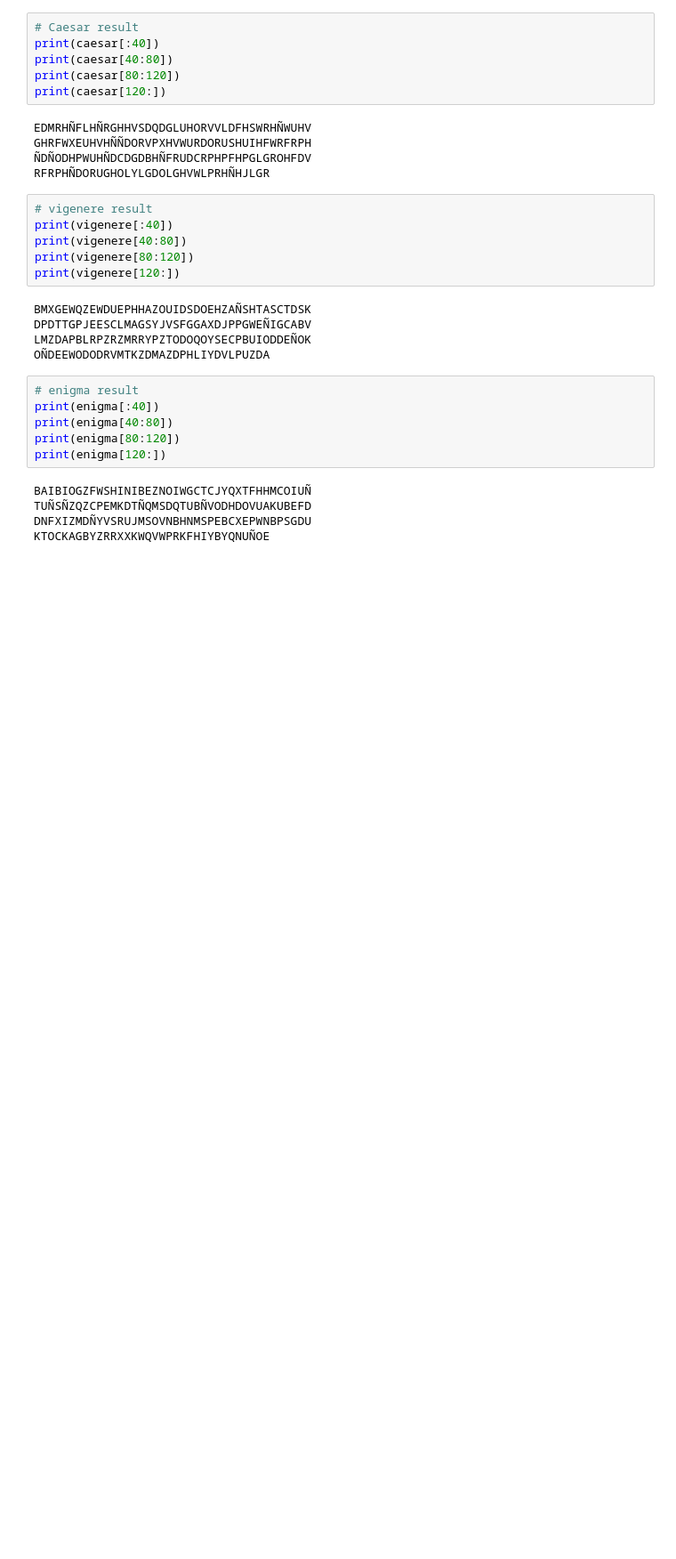
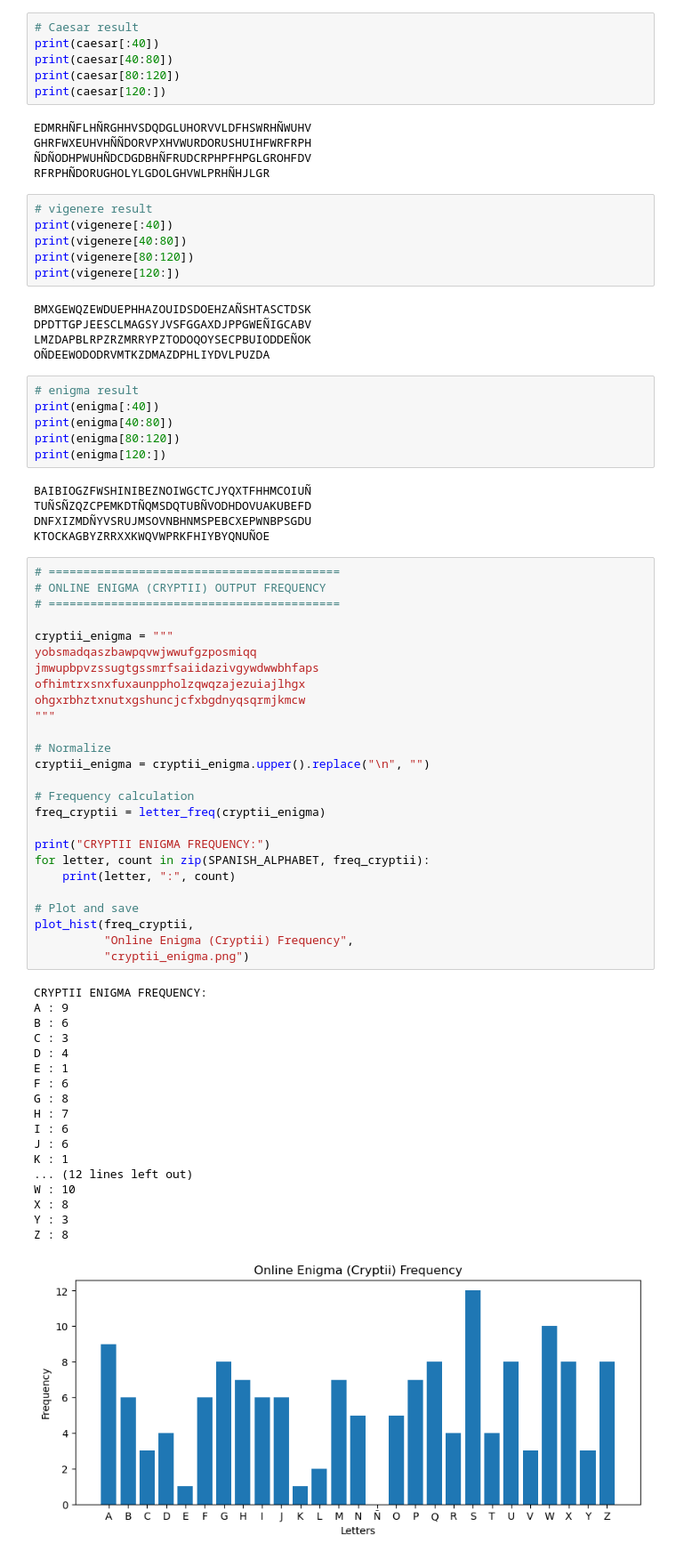
Before and after one commit to Yvonneamg/Crytpography_work, a Jupyter notebook: code/Cryptography assignment 1.ipynb, the cells around one changed output. Shown at 89% size. Saved outputs shown, nothing was run; the diff lists cells and outputs as text; blank space fills up the shorter version.

Commit message:
Final outputs

```diff
--- a/code/Cryptography assignment 1.ipynb
+++ b/code/Cryptography assignment 1.ipynb
@@ -207,3 +207,48 @@ BAIBIOGZFWSHINIBEZNOIWGCTCJYQXTFHHMCOIUÑ
 TUÑSÑZQZCPEMKDTÑQMSDQTUBÑVODHDOVUAKUBEFD
 DNFXIZMDÑYVSRUJMSOVNBHNMSPEBCXEPWNBPSGDU
 KTOCKAGBYZRRXXKWQVWPRKFHIYBYQNUÑOE
+# %%
+# ==========================================
+# ONLINE ENIGMA (CRYPTII) OUTPUT FREQUENCY
+# ==========================================
+
+cryptii_enigma = """
+yobsmadqaszbawpqvwjwwufgzposmiqq
+jmwupbpvzssugtgssmrfsaiidazivgywdwwbhfaps
+ofhimtrxsnxfuxaunppholzqwqzajezuiajlhgx
+ohgxrbhztxnutxgshuncjcfxbgdnyqsqrmjkmcw
+"""
+
+# Normalize
+cryptii_enigma = cryptii_enigma.upper().replace("\n", "")
+
+# Frequency calculation
+freq_cryptii = letter_freq(cryptii_enigma)
+
+print("CRYPTII ENIGMA FREQUENCY:")
+for letter, count in zip(SPANISH_ALPHABET, freq_cryptii):
+    print(letter, ":", count)
+
+# Plot and save
+plot_hist(freq_cryptii,
+          "Online Enigma (Cryptii) Frequency",
+          "cryptii_enigma.png")
+# %% [output]
+CRYPTII ENIGMA FREQUENCY:
+A : 9
+B : 6
+C : 3
+D : 4
+E : 1
+F : 6
+G : 8
+H : 7
+I : 6
+J : 6
+K : 1
+... (12 lines left out)
+W : 10
+X : 8
+Y : 3
+Z : 8
+[figure, added]
```
Also changed, not shown: 6 other files.
